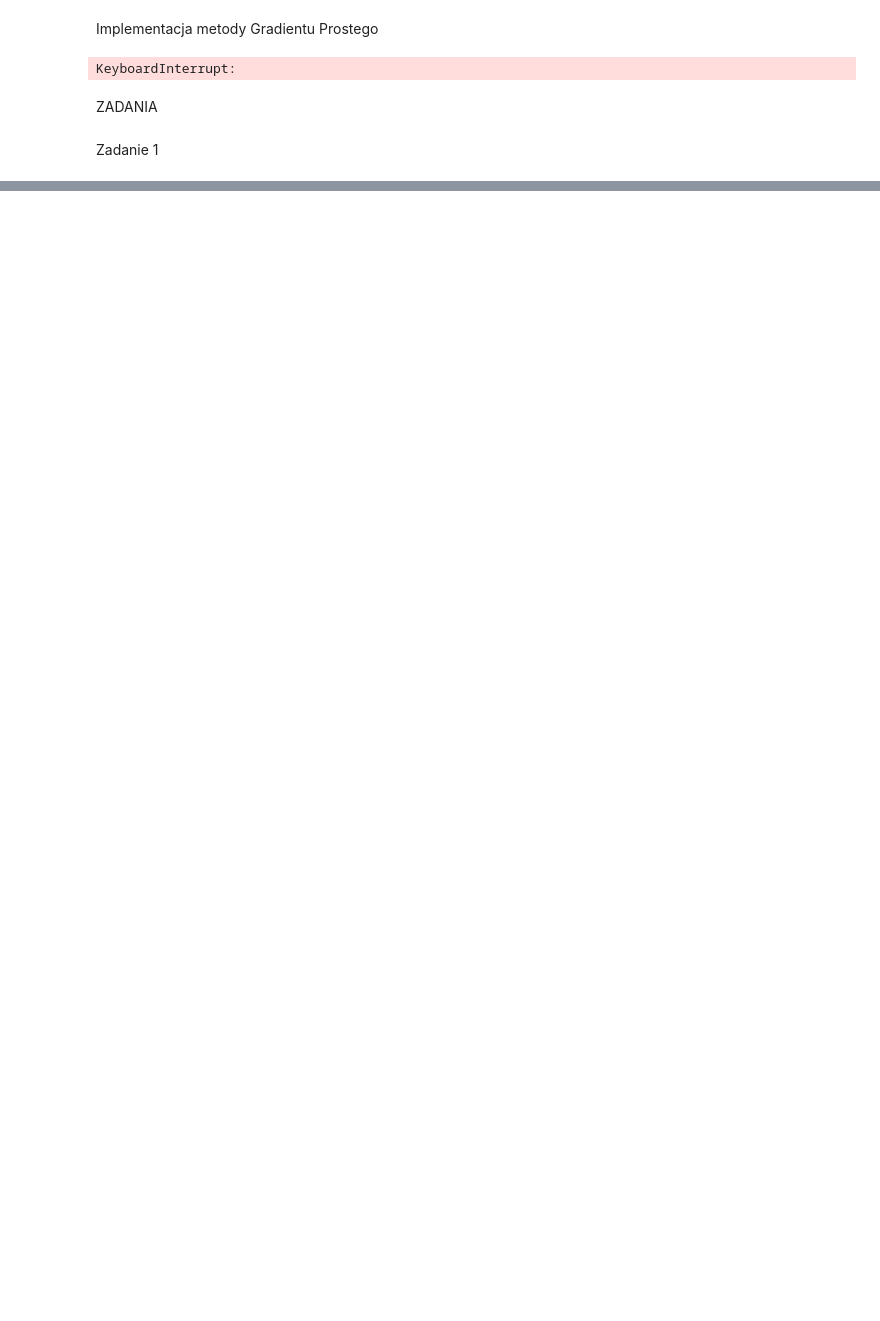
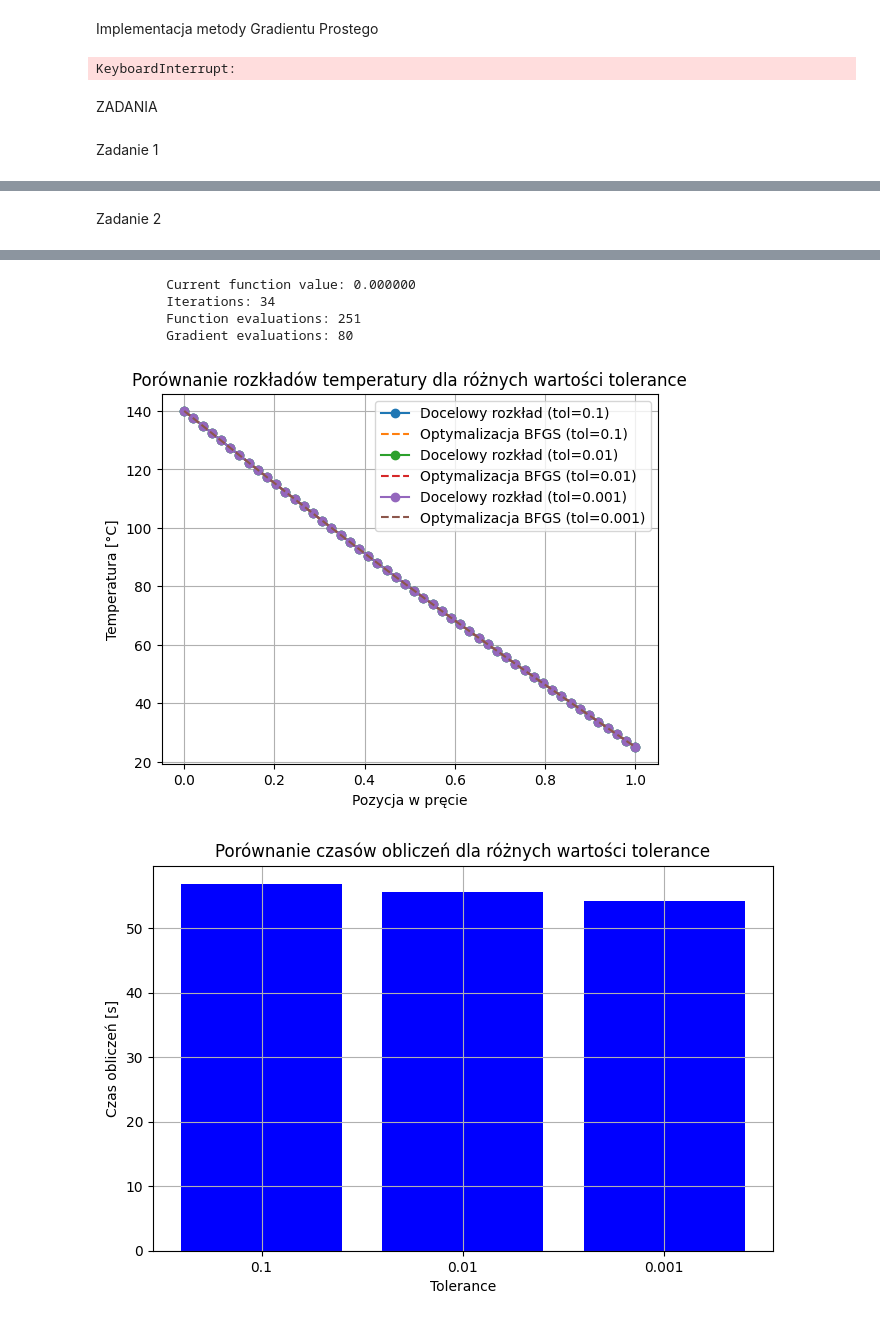
Before and after one commit to mareksigmund/Rozwi-zywanie-zada--odwrotnych, a Jupyter notebook: LAB_3/lab_3.ipynb, the cells around one changed output, grey strips where cells are left out. Saved outputs shown, nothing was run; the diff lists cells and outputs as text; code cells hidden in the pictures; blank space fills up the shorter version.

```diff
--- a/LAB_3/lab_3.ipynb
+++ b/LAB_3/lab_3.ipynb
@@ -493,0 +599,73 @@ Zadanie 1
+# %% [markdown]
+Zadanie 2
+# %%
+import time
+import matplotlib.pyplot as plt
+
+# Parametry testowe
+kal = 237.0  # Przewodność cieplna aluminium (jednorodny materiał)
+kw = 237.0    # Jednorodny materiał (przyjęty taki sam jak kal)
+T_left = 140
+T_right = 25
+N = 50         # Stała liczba węzłów
+
+# Lista wartości tolerance do analizy
+tolerance_values = [1e-1, 1e-2, 1e-3]
+
+# Przechowywanie wyników
+results = []
+
+# Testowanie dla różnych wartości tolerance
+for tolerance in tolerance_values:
+    # Generowanie docelowego rozkładu temperatury
+    T_target = solve_temperature_1D(T_left, T_right, N, kal, kw)
+
+    # Pomiar czasu działania metody BFGS
+    start_time = time.time()
+    optimal_conditions_bfgs = optimize_bfgs_1D(T_target, N, kal, kw)
+    end_time = time.time()
+
+    # Rozkład temperatury po optymalizacji
+    T_optimized = solve_temperature_1D(optimal_conditions_bfgs[0],
+                                       optimal_conditions_bfgs[1],
+                                       N, kal, kw)
+
+    # Obliczenie błędu (norma L2)
+    error = np.linalg.norm(T_optimized - T_target, 2)
+
+    # Przechowywanie wyników
+    results.append({
+        'Tolerance': tolerance,
+        'Optymalne warunki brzegowe': optimal_conditions_bfgs,
+        'Czas obliczeń [s]': end_time - start_time,
+        'Błąd (norma L2)': error
+    })
+
+    # Wizualizacja rozkładu temperatury
+    plt.plot(np.linspace(0, 1, N), T_target, '-o', label=f'Docelowy rozkład (tol={tolerance})')
+    plt.plot(np.linspace(0, 1, N), T_optimized, '--', label=f'Optymalizacja BFGS (tol={tolerance})')
+
+# Finalizacja wykresu rozkładu temperatury
+plt.title('Porównanie rozkładów temperatury dla różnych wartości tolerance')
+plt.xlabel('Pozycja w pręcie')
+plt.ylabel('Temperatura [°C]')
+plt.grid(True)
+plt.legend()
+plt.show()
+
+# Tabela wyników
+import pandas as pd
+df_results = pd.DataFrame(results)
+
+# Wizualizacja czasów obliczeń
+plt.figure(figsize=(8, 5))
+plt.bar(df_results['Tolerance'].astype(str), df_results['Czas obliczeń [s]'], color='blue')
+plt.title('Porównanie czasów obliczeń dla różnych wartości tolerance')
+plt.xlabel('Tolerance')
+plt.ylabel('Czas obliczeń [s]')
+plt.grid(True)
+plt.show()
+
+# Wyświetlenie wyników
+display(df_results)
+# %% [output]
@@ -493,0 +680,6 @@ Zadanie 1
+         Current function value: 0.000000
+         Iterations: 34
+         Function evaluations: 251
+         Gradient evaluations: 80
+[figure, added]
+[figure, added]
```
Also changed, not shown: parts of 14 cells of this notebook.
